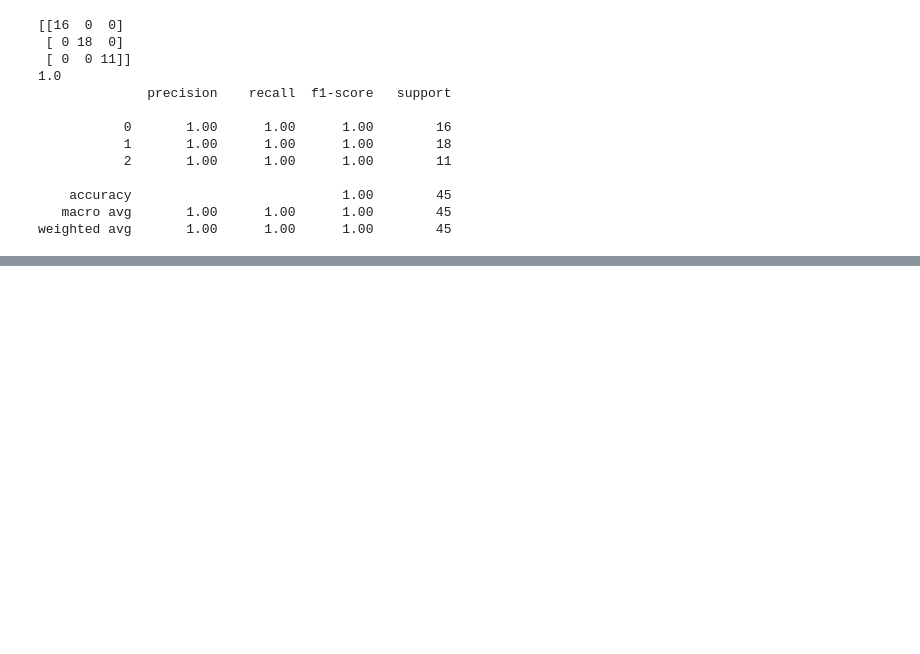
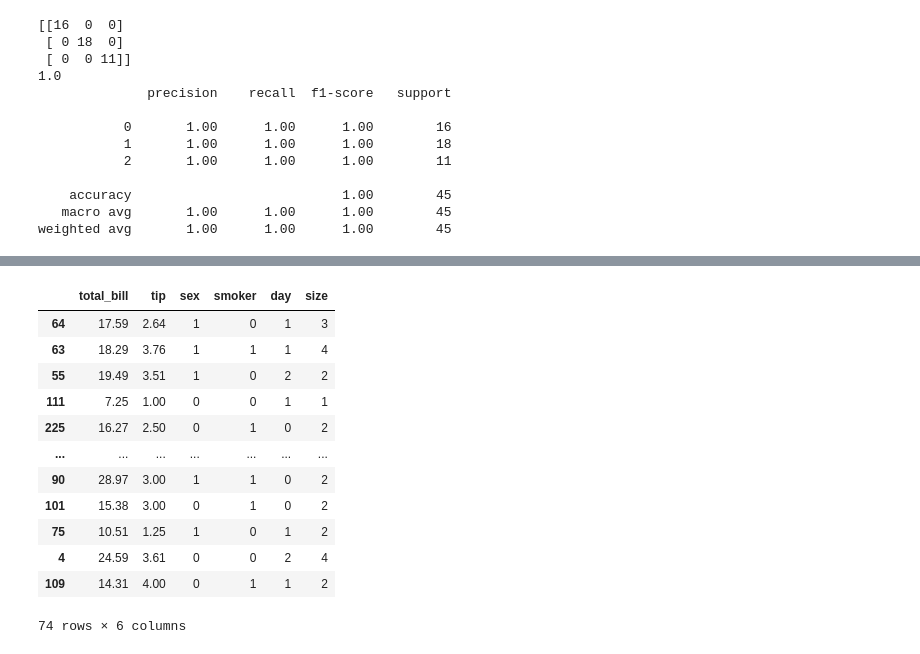
Before and after one commit to Sanskar1314/Learning_Naive_Bayes, a Jupyter notebook: learning_naive_bayes.ipynb, the cells around one changed output, grey strips where cells are left out. Saved outputs shown, nothing was run; the diff lists cells and outputs as text; code cells hidden in the pictures; blank space fills up the shorter version.

```diff
--- a/learning_naive_bayes.ipynb
+++ b/learning_naive_bayes.ipynb
@@ -78,0 +159,16 @@ weighted avg       1.00      1.00      1.00        45
+# %%
+X_test
+# %% [output]
+|  | total_bill | tip | sex | smoker | day | size |
+| 64 | 17.59 | 2.64 | 1 | 0 | 1 | 3 |
+| 63 | 18.29 | 3.76 | 1 | 1 | 1 | 4 |
+| 55 | 19.49 | 3.51 | 1 | 0 | 2 | 2 |
+| 111 | 7.25 | 1.00 | 0 | 0 | 1 | 1 |
+| 225 | 16.27 | 2.50 | 0 | 1 | 0 | 2 |
+| ... | ... | ... | ... | ... | ... | ... |
+| 90 | 28.97 | 3.00 | 1 | 1 | 0 | 2 |
+| 101 | 15.38 | 3.00 | 0 | 1 | 0 | 2 |
+| 75 | 10.51 | 1.25 | 1 | 0 | 1 | 2 |
+| 4 | 24.59 | 3.61 | 0 | 0 | 2 | 4 |
+| 109 | 14.31 | 4.00 | 0 | 1 | 1 | 2 |
+74 rows × 6 columns
```
Also changed, not shown: parts of 20 cells of this notebook.
